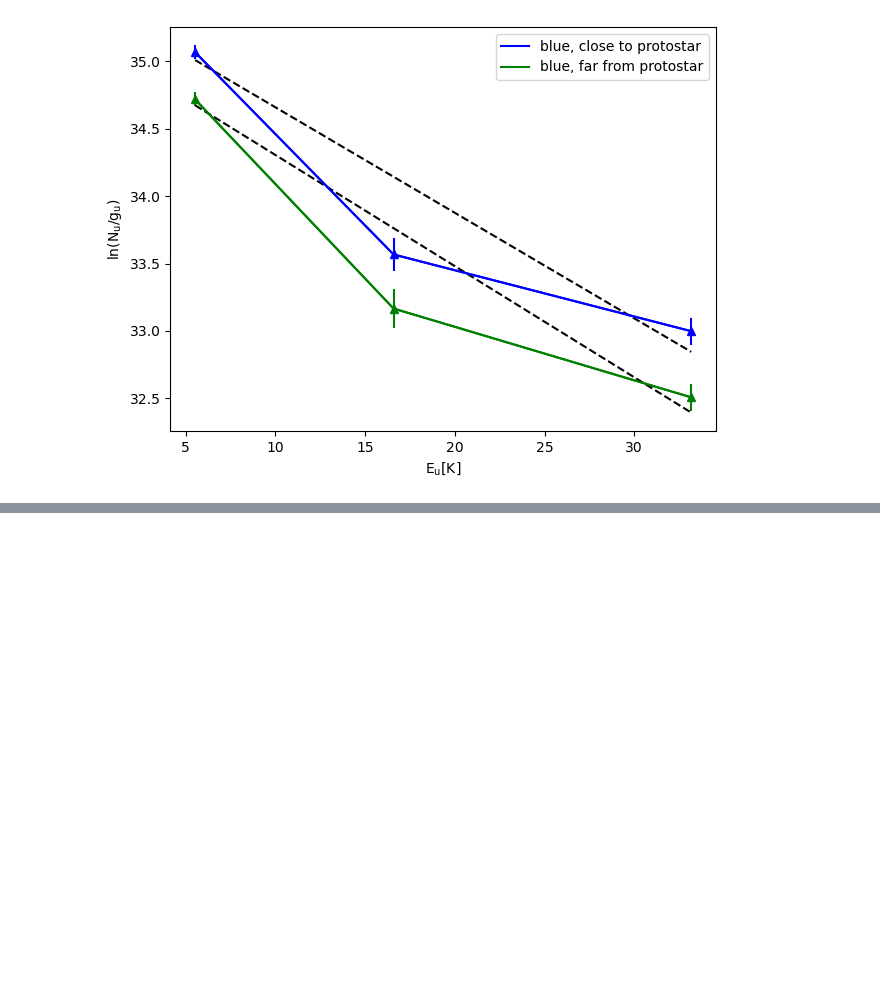
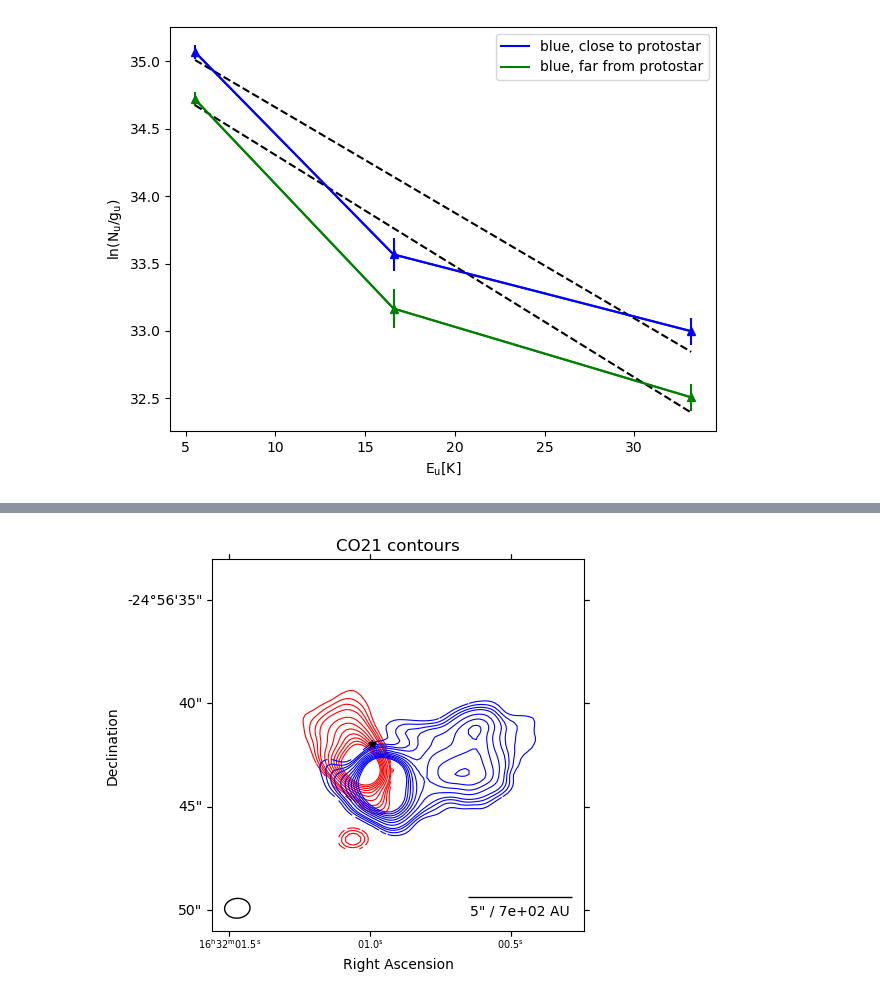
Before and after one commit to femkeballieux/master_project_2, a Jupyter notebook: code/LTERadtrans_RotDiagram_lowmass.ipynb, the cells around one changed output, grey strips where cells are left out. Cells and saved outputs as stored; diff of their text form; code cells hidden in the pictures; blank space fills up the shorter version.

```diff
--- a/code/LTERadtrans_RotDiagram_lowmass.ipynb
+++ b/code/LTERadtrans_RotDiagram_lowmass.ipynb
@@ -982,0 +1054,59 @@ Blue, close to protostar 12.126829147338867 K pm 2.562781810760498 K
+# %%
+# Create a figure and axes
+fig, ax = plt.subplots(figsize=(10,10), subplot_kw={'projection': wcs_B6_red_unsmoothed}) #size horizontal: 20,9.5
+plt.title('CO21 contours')
+
+contourlevels_red=np.array([3,4,5,6,7,9,11,13,15,17,19,21])*B6_red_rms_unsmoothed
+# Plot the contours of B6_red_clip. since it is already clipped at 3 sigma, no need to do it again. This goed allright, it does not need to be 3sigma for b6 _and_ b7.
+contours_red=ax.contour(B6_red_clip_unsmoothed.value, levels=contourlevels_red, colors='red', linewidths=0.8)
+
+# Plot the contours of B6_blue_clip
+contourlevels_blue=np.array([3,4,5,6,7,9,11,13,15,17,19,21])*B6_blue_rms_unsmoothed
+contours_blue=ax.contour(B6_blue_clip_unsmoothed.value, levels=contourlevels_blue, colors='blue', linewidths=0.8)
+
+# Set the aspect ratio to be equal
+ax.set_aspect('equal')
+
+
+# Set the limits for zooming
+if source_name == 'Oph_12' or source_name == 'Oph_26' or source_name == 'Oph_31' or source_name == 'Oph_39':
+    ax.set_xlim(75,175)
+    ax.set_ylim(75,175)
+
+if source_name == 'Oph_27':
+    ax.set_xlim(60,180)
+    ax.set_ylim(45,160)
+
+if source_name == 'Oph_29':
+    ax.set_xlim(50,190)
+    ax.set_ylim(30,185)
+
+if source_name == 'Oph_31':
+    ax.set_xlim(0,250)
+    ax.set_ylim(00,250)
+    #Todo: ocmpletely missing lobe?
+
+if source_name == 'Oph_34':
+    ax.set_xlim(75,175)
+    ax.set_ylim(75,175)
+
+
+# Add labels
+ax.set_xlabel('Right Ascension')
+ax.set_ylabel('Declination')
+
+
+
+v.add_beam(ax=ax,major=beam_major_unsmoothed, minor=beam_minor_unsmoothed, angle=beam_pa_unsmoothed, color='none', edgecolor='black')
+ax.tick_params(axis='x', labelsize=7)
+v.add_scalebar(ax, length=5*u.arcsec, label=f"5\" / {((5*u.arcsec).to(u.rad)*d.to(u.au)).value:.2} AU")
+
+ax.scatter(twomass_cores_coords.ra, twomass_cores_coords.dec, transform=ax.get_transform('fk5'), s=30,
+              color='black', marker='*', label='All cores', zorder=100)
+
+# Show the plot
+plt.tight_layout()
+
+plt.savefig(path+'plots/CO21_contours.png', dpi=500, bbox_inches='tight')
+# %% [output]
+[figure, added]
```
Also changed, not shown: parts of 1 cell of this notebook, 5 other files.
